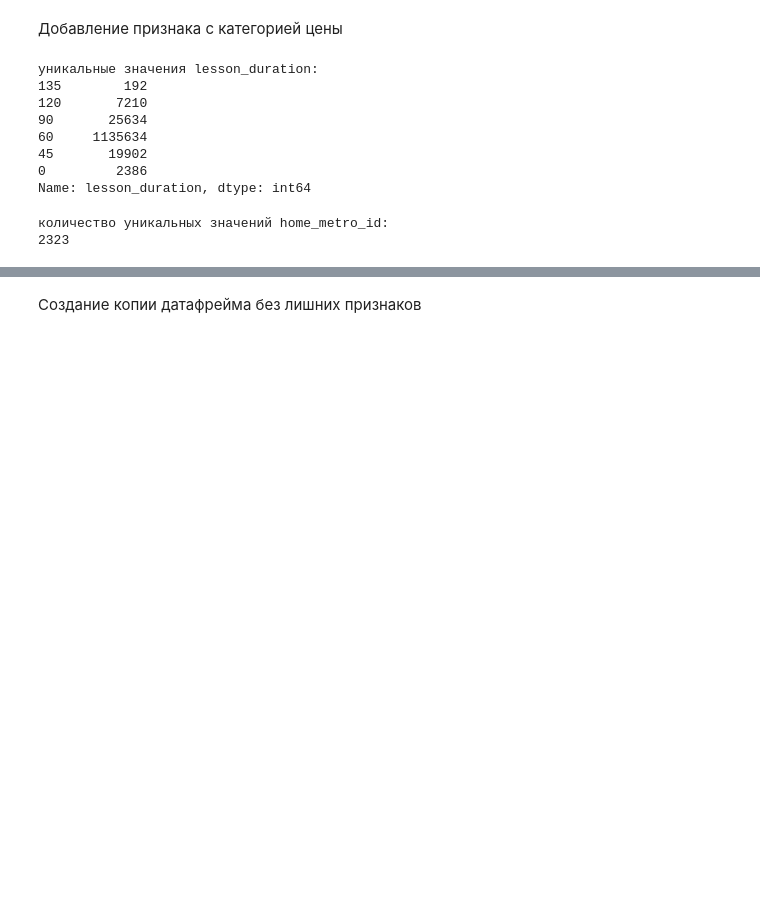
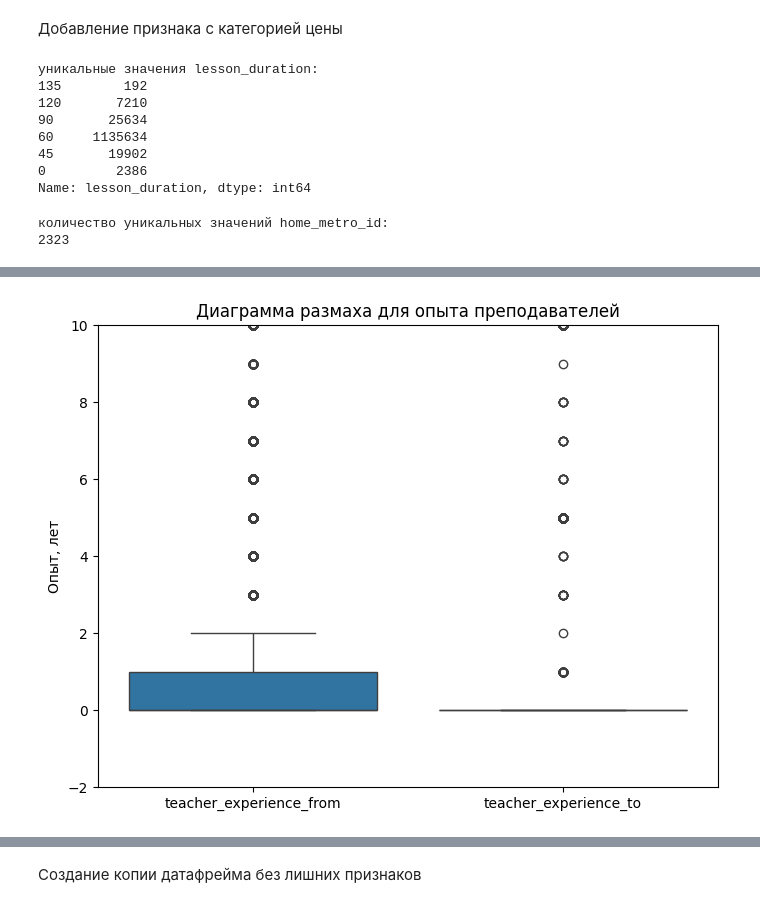
Before and after one commit to denis-42ds/classification_of_payment_requests, a Jupyter notebook: classification_of_payment_requests.ipynb, the cells around one changed output, grey strips where cells are left out. Cells and saved outputs as stored; diff of their text form; code cells hidden in the pictures; blank space fills up the shorter version.

```diff
--- a/classification_of_payment_requests.ipynb
+++ b/classification_of_payment_requests.ipynb
@@ -448,0 +558,12 @@ memory usage: 228.3+ MB
+# %%
+orders['teacher_experience_from'] = orders['teacher_experience_from'].astype('int8')
+print(f"""описание teacher_experience_from:
+{orders['teacher_experience_from'].describe()}""")
+print(f"""количество уникальных значений teacher_experience_from:
+{orders['teacher_experience_from'].nunique()}""")
+
+orders['teacher_experience_to'] = orders['teacher_experience_to'].astype('int8')
+print(f"""описание teacher_experience_to:
+{orders['teacher_experience_to'].describe()}""")
+print(f"""количество уникальных значений teacher_experience_to:
+{orders['teacher_experience_to'].nunique()}""")
@@ -448,0 +588,9 @@ memory usage: 228.3+ MB
+# %%
+plt.figure(figsize=(8, 6))
+sns.boxplot(data=orders[['teacher_experience_from', 'teacher_experience_to']])
+plt.ylim(-2, 10)
+plt.title('Диаграмма размаха для опыта преподавателей', size=12)
+plt.ylabel('Опыт, лет')
+plt.show()
+# %% [output]
+[figure, added]
```
Also changed, not shown: parts of 41 cells of this notebook.
